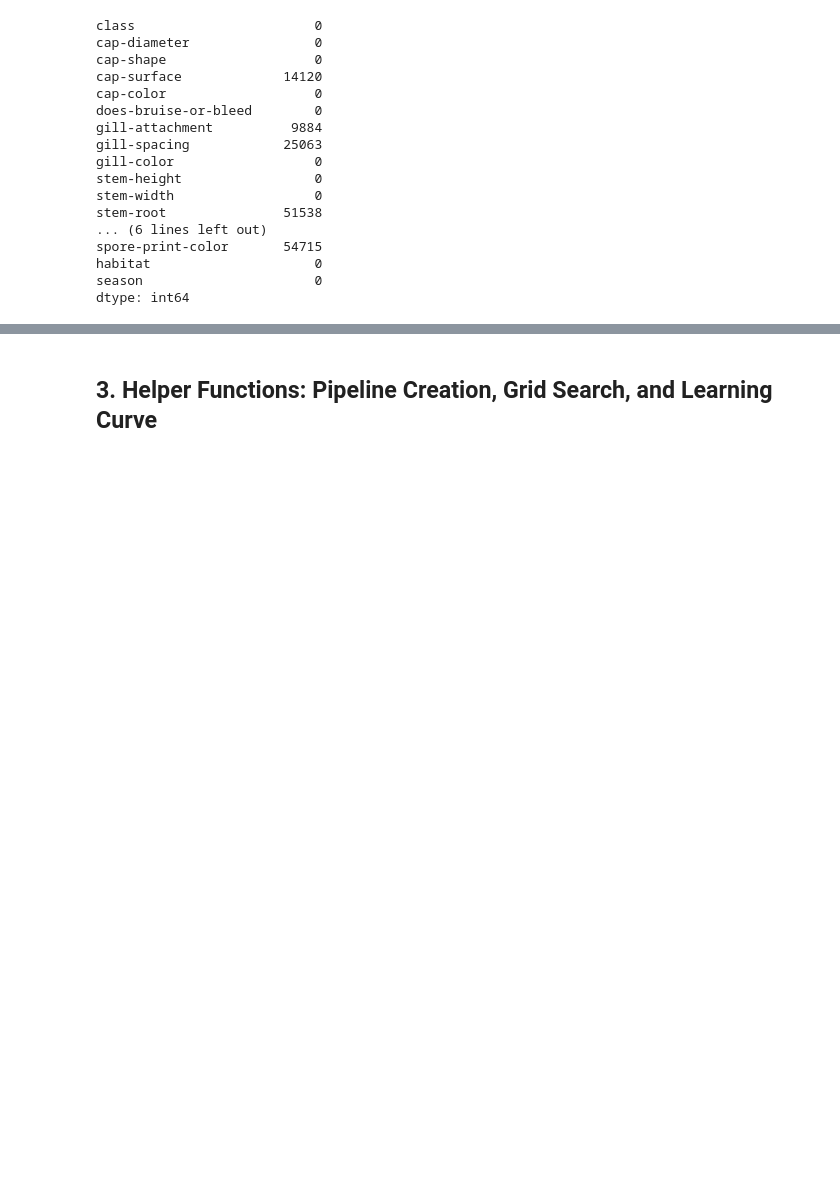
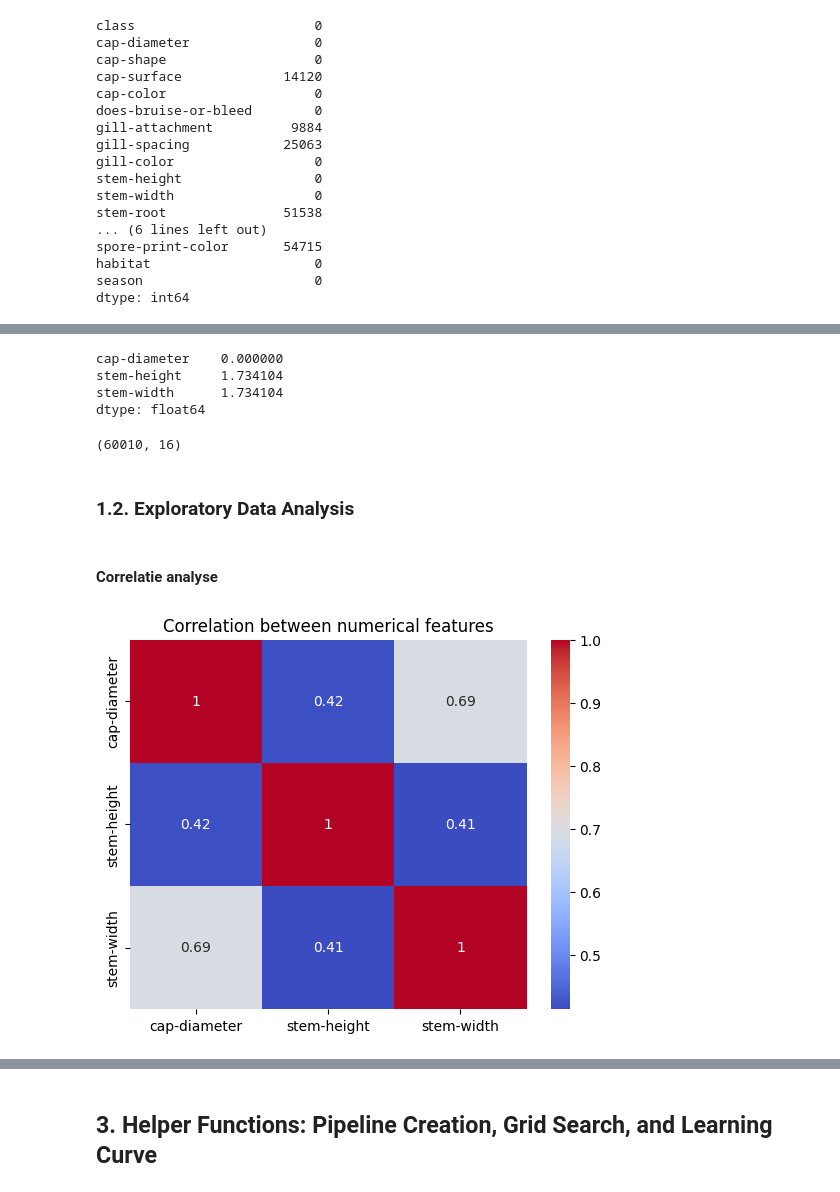
Before and after one commit to huaxel/mushroom-ai, a Jupyter notebook: Assignment.ipynb, the cells around one changed output, grey strips where cells are left out. Drawn from its saved outputs; the diff is of its cells as text; code cells hidden in the pictures; blank space fills up the shorter version.

```diff
--- a/Assignment.ipynb
+++ b/Assignment.ipynb
@@ -203,11 +188,0 @@ plt.show()
-# %%
-# feature plots
-feature_cols = mushroom.columns.drop("class")
-categorical_cols = mushroom[feature_cols].select_dtypes(include=["category"]).columns.tolist()
-numerical_cols = mushroom[feature_cols].select_dtypes(include=["float64"]).columns.tolist()
-
-# eerste 5 categorische kolommen plotten
-for col in categorical_cols[:5]:
-    sns.countplot(data=mushroom, x=col, hue="class")
-    plt.title(f"Class distribution for {col}")
-    plt.show()
@@ -221,0 +189,10 @@ for col in categorical_cols[:5]:
+# %%
+# drop columns met teveel missings values
+drop_cols = [
+    "stem-root",
+    "veil-type",
+    "veil-color",
+    "spore-print-color",
+    "stem-surface",
+]
+mushroom = mushroom.drop(columns=drop_cols)
@@ -221,0 +212,32 @@ for col in categorical_cols[:5]:
+# %%
+# Count of zeros in each column
+zero_counts = (mushroom[["cap-diameter", "stem-height", "stem-width"]] == 0).sum()
+print(zero_counts / len(mushroom) * 100)
+# %% [output]
+cap-diameter    0.000000
+stem-height     1.734104
+stem-width      1.734104
+dtype: float64
+# %%
+# 0 hoogte en breedte kan niet dus droppen van de dataset
+mushroom = mushroom[(mushroom["stem-height"] != 0) & (mushroom["stem-width"] != 0)]
+print(mushroom.shape)
+# %% [output]
+(60010, 16)
+# %% [markdown]
+### 1.2. Exploratory Data Analysis
+# %%
+feature_cols = mushroom.columns.drop("class")
+numerical_cols = [col for col in feature_cols if mushroom[col].dtype == "float64"]
+categorical_cols = [col for col in feature_cols if mushroom[col].dtype == "category"]
+# %% [markdown]
+#### Correlatie analyse
+# %%
+# checken of er correlatie is tussen de features
+corr_matrix = mushroom[numerical_cols].corr()
+
+sns.heatmap(corr_matrix, annot=True, cmap="coolwarm")
+plt.title("Correlation between numerical features")
+plt.show()
+# %% [output]
+[figure, added]
```
Also changed, not shown: parts of 52 cells of this notebook.
